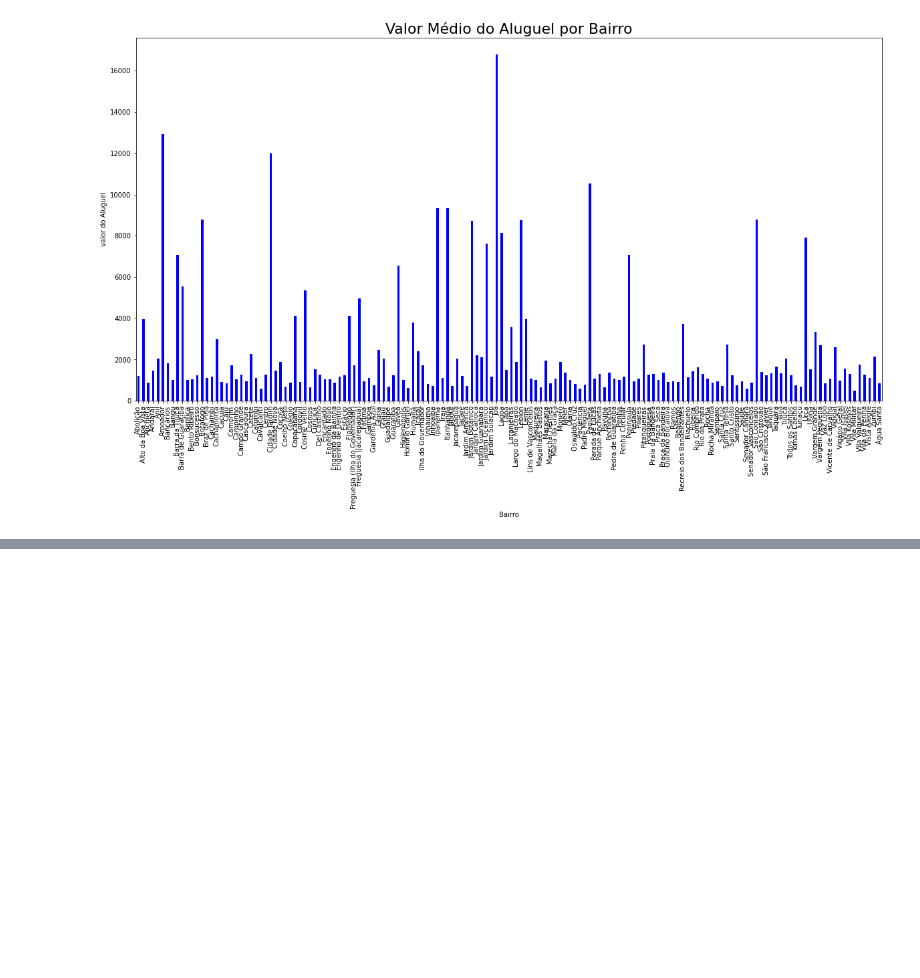
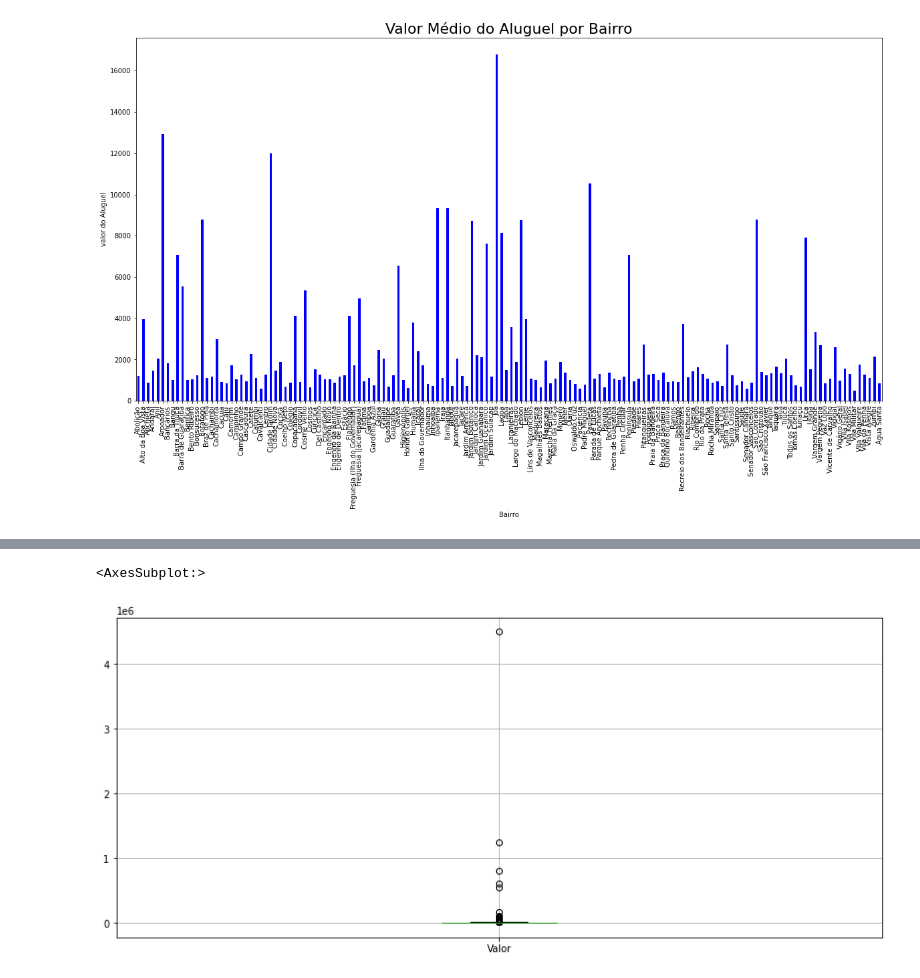
Before and after one commit to Lyarkh/Tratando_e_analisando_dados_Pandas, a Jupyter notebook: Notebooks_e_datasets/Relatorios.ipynb, the cells around one changed output, grey strips where cells are left out. Cells and saved outputs as stored; diff of their text form; code cells hidden in the pictures; blank space fills up the shorter version.

```diff
--- a/Notebooks_e_datasets/Relatorios.ipynb
+++ b/Notebooks_e_datasets/Relatorios.ipynb
@@ -830,0 +836,7 @@ Text(0.5, 1.0, 'Valor Médio do Aluguel por Bairro')
+# %%
+%matplotlib inline
+import pandas as pd
+import matplotlib.pyplot as plt
+plt.rc('figure', figsize=(14,6))
+# %%
+dados = pd.read_csv('data/aluguel_residencial.csv', sep=';')
@@ -830,0 +857,5 @@ Text(0.5, 1.0, 'Valor Médio do Aluguel por Bairro')
+# %%
+dados.boxplot(['Valor'])
+# %% [output]
+<AxesSubplot:>
+[figure, added]
```
Also changed, not shown: parts of 21 cells of this notebook, 1 other file.
